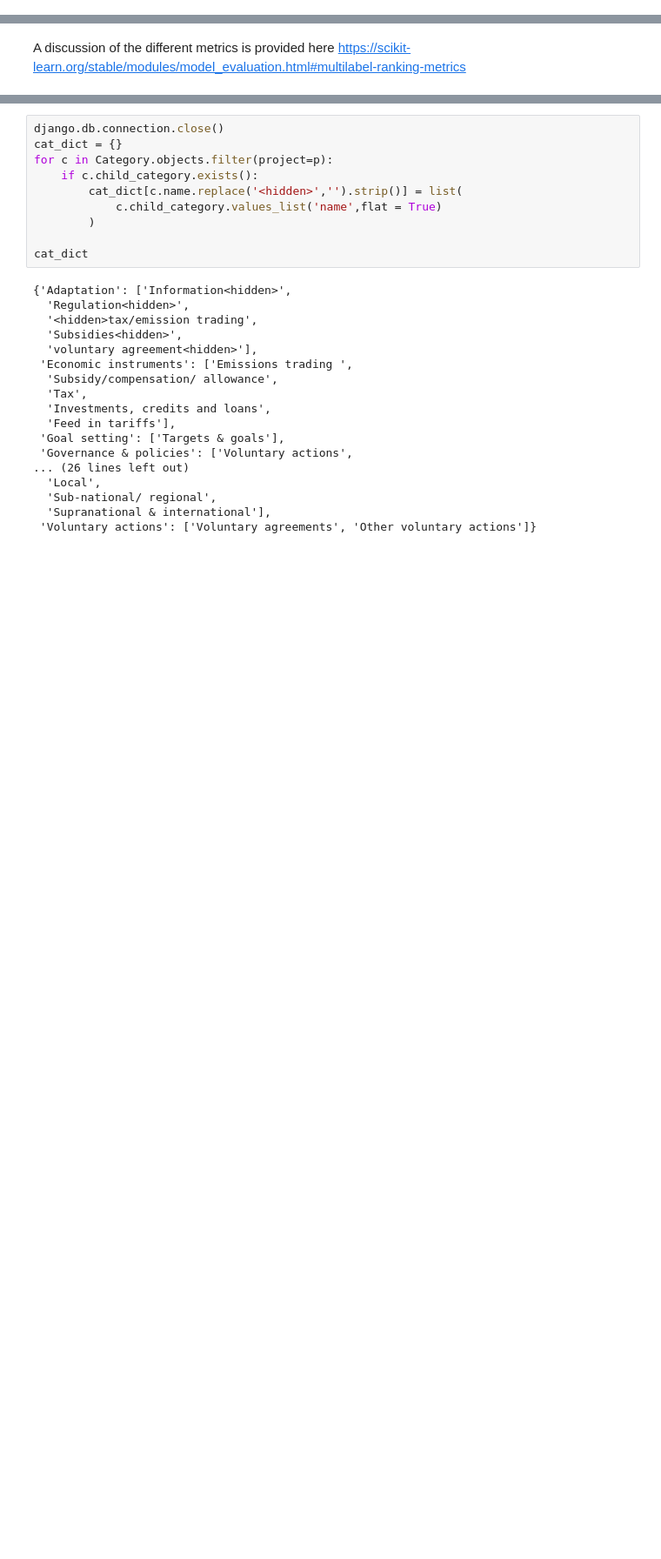
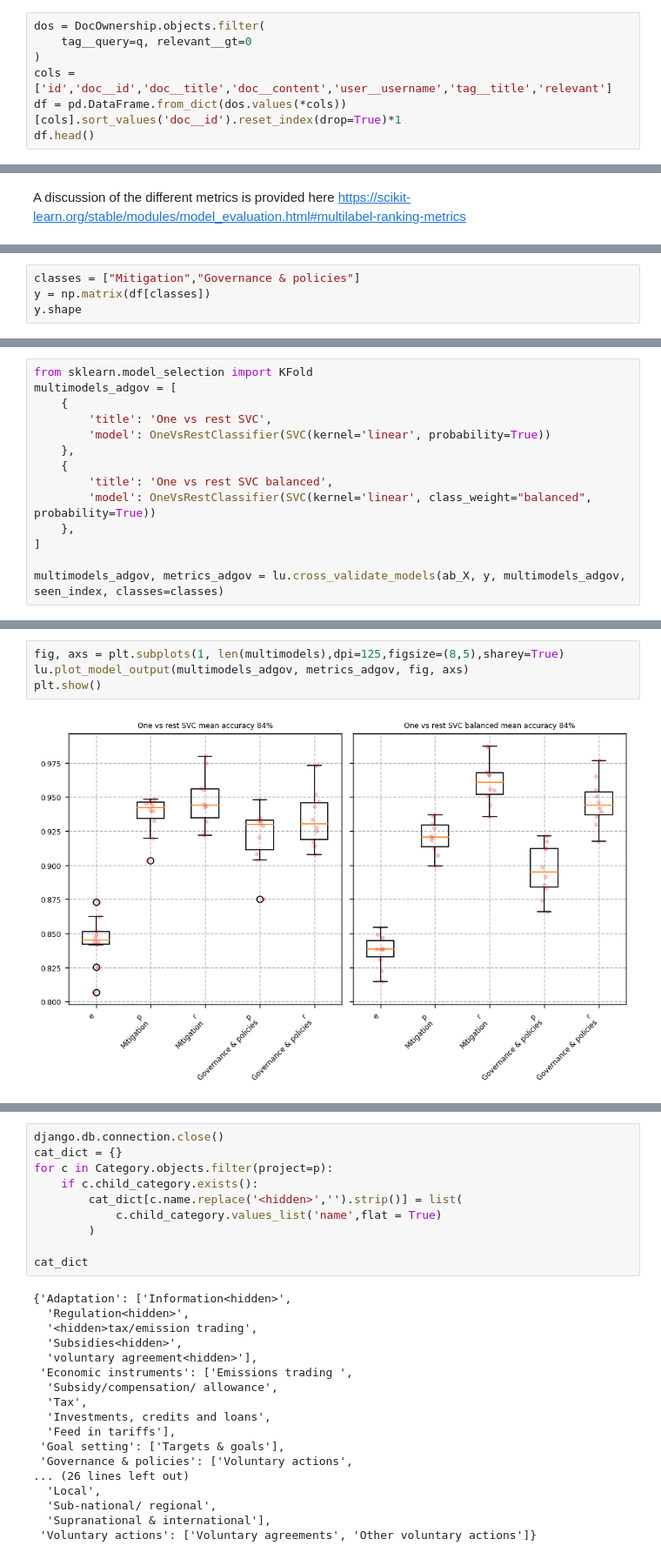
Before and after one commit to mcc-apsis/climate-policy-map, a Jupyter notebook: active_learning.ipynb, the cells around one changed output, grey strips where cells are left out. Shown at 87% size. Cells and saved outputs as stored; diff of their text form; blank space fills up the shorter version.

Commit message:
new models

```diff
--- a/active_learning.ipynb
+++ b/active_learning.ipynb
@@ -64,0 +91,7 @@ q.r_count
+# %%
+dos = DocOwnership.objects.filter(
+    tag__query=q, relevant__gt=0
+)
+cols = ['id','doc__id','doc__title','doc__content','user__username','tag__title','relevant']
+df = pd.DataFrame.from_dict(dos.values(*cols))[cols].sort_values('doc__id').reset_index(drop=True)*1
+df.head()
@@ -701,0 +846,4 @@ https://scikit-learn.org/stable/modules/model_evaluation.html#multilabel-ranking
+# %%
+classes = ["Mitigation","Governance & policies"]
+y = np.matrix(df[classes])
+y.shape
@@ -701,0 +852,14 @@ https://scikit-learn.org/stable/modules/model_evaluation.html#multilabel-ranking
+# %%
+from sklearn.model_selection import KFold
+multimodels_adgov = [
+    {
+        'title': 'One vs rest SVC',
+        'model': OneVsRestClassifier(SVC(kernel='linear', probability=True))
+    },
+    {
+        'title': 'One vs rest SVC balanced',
+        'model': OneVsRestClassifier(SVC(kernel='linear', class_weight="balanced", probability=True))
+    },
+]
+
+multimodels_adgov, metrics_adgov = lu.cross_validate_models(ab_X, y, multimodels_adgov, seen_index, classes=classes)
@@ -701,0 +877,6 @@ https://scikit-learn.org/stable/modules/model_evaluation.html#multilabel-ranking
+# %%
+fig, axs = plt.subplots(1, len(multimodels),dpi=125,figsize=(8,5),sharey=True)
+lu.plot_model_output(multimodels_adgov, metrics_adgov, fig, axs)
+plt.show()
+# %% [output]
+[figure, added]
```
Also changed, not shown: parts of 19 cells of this notebook, 1 other file.
